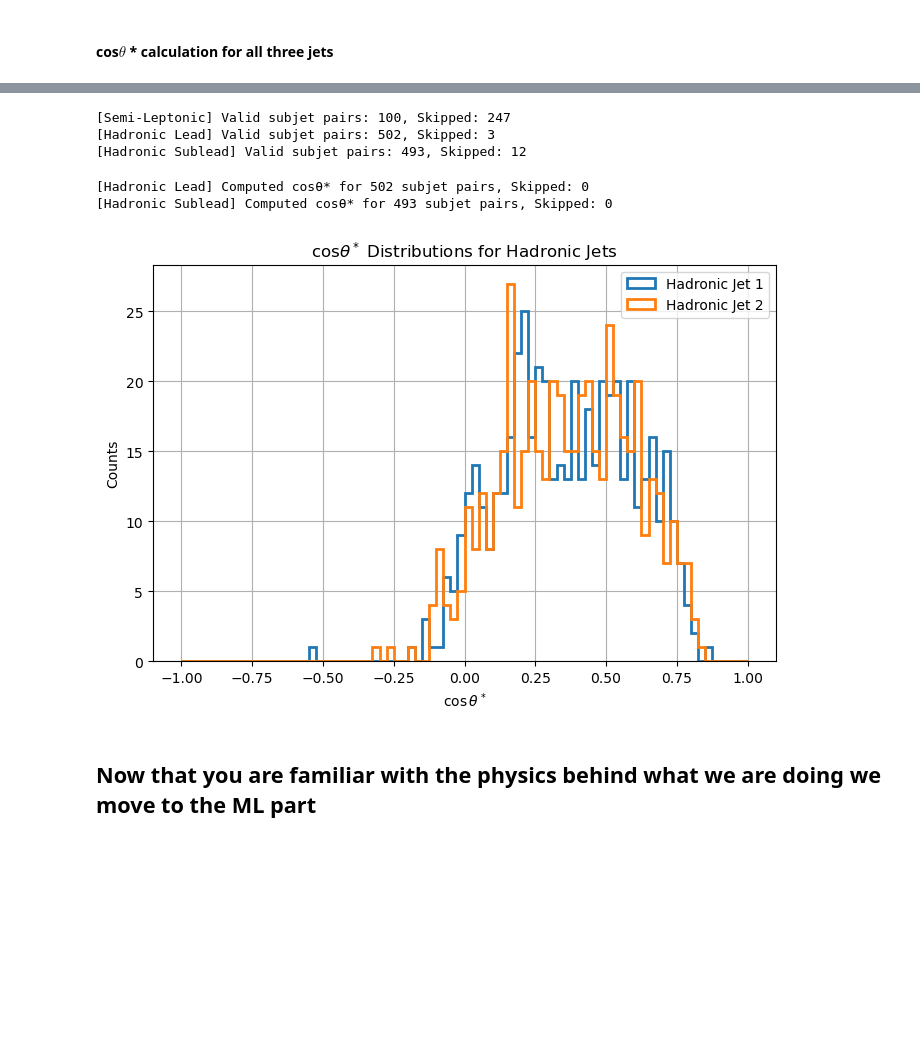
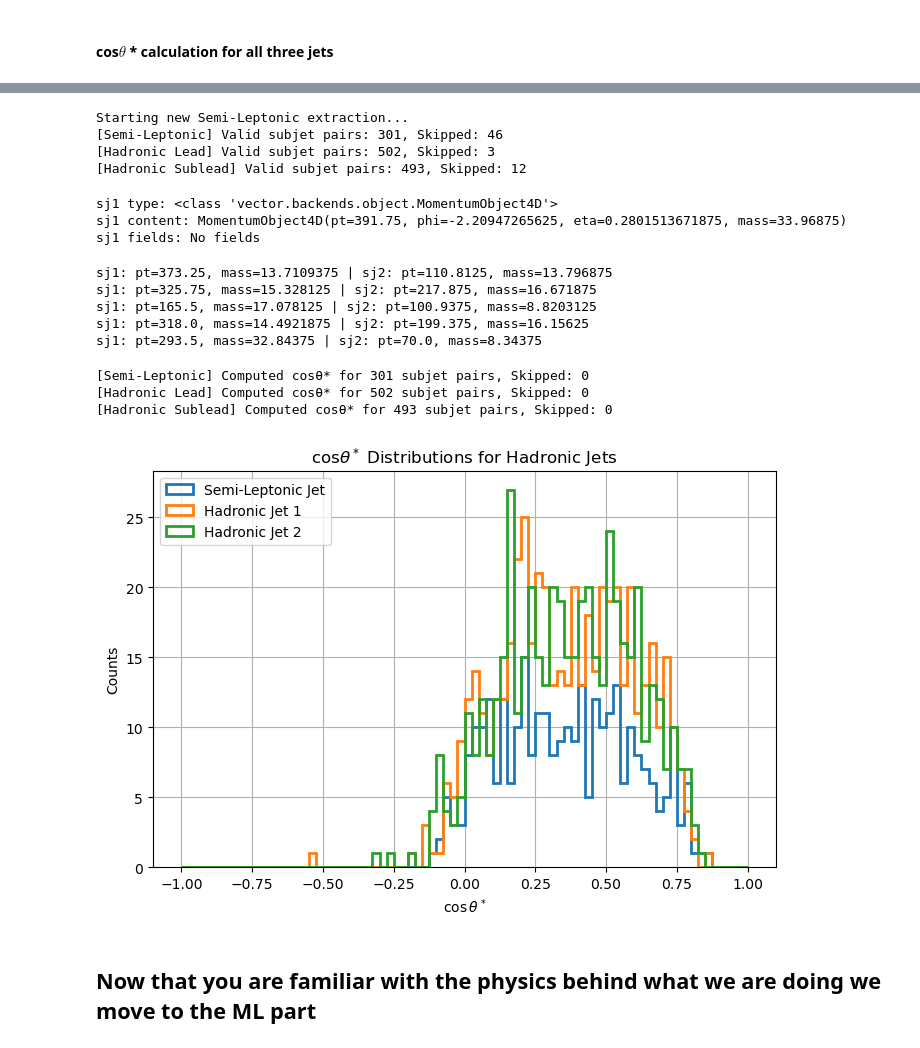
Before and after one commit to aimenobaid/polarization, a Jupyter notebook: resonancesTest_selections_h5.ipynb, the cells around one changed output, grey strips where cells are left out. Cells and saved outputs as stored; diff of their text form; code cells hidden in the pictures; blank space fills up the shorter version.

```diff
--- a/resonancesTest_selections_h5.ipynb
+++ b/resonancesTest_selections_h5.ipynb
@@ -596,28 +605,31 @@ First few `subjets` counts per event: [4, 4, 2, 4, 3, 3, 3, 4, 4, 2]
 # %%
-def extract_semi_pairs(fatjets, subjets, category_name="Semi-Leptonic"):
+def extract_semi_subjet_pairs(fatjets, all_subjets, category_name="Semi-Leptonic"):
+    print(f"Starting new {category_name} extraction...")
     pairs = []
     n_skipped = 0
 
-    for event_idx, fj_event in enumerate(fatjets):
-        for fj in fj_event:
+    for event_fjs, event_sjs in zip(fatjets, all_subjets):
+        if len(event_fjs) > 0:
+            fj = event_fjs[0]
             try:
                 idx1 = fj.subJetIdx1
                 idx2 = fj.subJetIdx2
                 if idx1 < 0 or idx2 < 0:
-                    raise ValueError("Invalid subjet index")
+                    raise ValueError("Invalid subjet indices")
 
-                sj1 = subjets[event_idx][idx1]
-                sj2 = subjets[event_idx][idx2]
+                sj1 = event_sjs[idx1]
+                sj2 = event_sjs[idx2]
 
-                pairs.append((sj1, sj2))
-            except Exception:
+                vec1 = vector.obj(pt=sj1["pt"], eta=sj1["eta"], phi=sj1["phi"], mass=sj1["mass"])
+                vec2 = vector.obj(pt=sj2["pt"], eta=sj2["eta"], phi=sj2["phi"], mass=sj2["mass"])
+                pairs.append((vec1, vec2))
+            except (KeyError, TypeError, ValueError):
                 n_skipped += 1
-                continue
 
     print(f"[{category_name}] Valid subjet pairs: {len(pairs)}, Skipped: {n_skipped}")
     return pairs
 
-def extract_hadronic_subjet_pairs(fatjets, category_name="Hadronic"):
+def extract_had_subjet_pairs(fatjets, category_name="Hadronic"):
     valid_pairs = []
     n_skipped = 0
 
@@ -639,25 +651,36 @@ def extract_hadronic_subjet_pairs(fatjets, category_name="Hadronic"):
     print(f"[{category_name}] Valid subjet pairs: {len(valid_pairs)}, Skipped: {n_skipped}")
     return valid_pairs
 # %%
-# Extract pairs
-semi_pairs = extract_semi_leptonic_subjet_pairs(semi_leptonic_fatjets, events.SubJet)
-had1_pairs = extract_hadronic_subjet_pairs(fully_hadronic_leading_jet, "Hadronic Lead")
-had2_pairs = extract_hadronic_subjet_pairs(fully_hadronic_second_jet, "Hadronic Sublead")
+# Extract subjet pairs using event-structured fatjets
+semi_pairs = extract_semi_subjet_pairs(semi_leptonic_fatjets, events.SubJet[semi_leptonic_mask], "Semi-Leptonic")
+had1_pairs = extract_had_subjet_pairs(fully_hadronic_leading_jet, "Hadronic Lead")
+had2_pairs = extract_had_subjet_pairs(fully_hadronic_second_jet, "Hadronic Sublead")
 # %% [output]
-[Semi-Leptonic] Valid subjet pairs: 100, Skipped: 247
+Starting new Semi-Leptonic extraction...
+[Semi-Leptonic] Valid subjet pairs: 301, Skipped: 46
 [Hadronic Lead] Valid subjet pairs: 502, Skipped: 3
 [Hadronic Sublead] Valid subjet pairs: 493, Skipped: 12
 # %%
-# sj1, sj2 = had1_pairs[0]
-# print("sj1 type:", type(sj1))
-# print("sj1 content:", sj1)
-# print("sj1 fields:", sj1.fields if hasattr(sj1, "fields") else "No fields")
+sj1, sj2 = had1_pairs[0]
+print("sj1 type:", type(sj1))
+print("sj1 content:", sj1)
+print("sj1 fields:", sj1.fields if hasattr(sj1, "fields") else "No fields")
+# %% [output]
+sj1 type: <class 'vector.backends.object.MomentumObject4D'>
+sj1 content: MomentumObject4D(pt=391.75, phi=-2.20947265625, eta=0.2801513671875, mass=33.96875)
+sj1 fields: No fields
 # %%
-# for sj1, sj2 in semi_pairs[:5]:
-#     print(f"sj1: pt={sj1.pt}, mass={sj1.mass} | sj2: pt={sj2.pt}, mass={sj2.mass}")
+for sj1, sj2 in semi_pairs[:5]:
+    print(f"sj1: pt={sj1.pt}, mass={sj1.mass} | sj2: pt={sj2.pt}, mass={sj2.mass}")
 
 # for sj1, sj2 in had1_pairs[:5]:
 #     print(f"sj1: pt={sj1.pt}, mass={sj1.mass} | sj2: pt={sj2.pt}, mass={sj2.mass}")
+# %% [output]
+sj1: pt=373.25, mass=13.7109375 | sj2: pt=110.8125, mass=13.796875
+sj1: pt=325.75, mass=15.328125 | sj2: pt=217.875, mass=16.671875
+sj1: pt=165.5, mass=17.078125 | sj2: pt=100.9375, mass=8.8203125
+sj1: pt=318.0, mass=14.4921875 | sj2: pt=199.375, mass=16.15625
+sj1: pt=293.5, mass=32.84375 | sj2: pt=70.0, mass=8.34375
 # %%
 def compute_cos_theta_star_from_vectors(subjet_pairs, category_name=""):
     cos_theta_star = []
@@ -690,27 +713,30 @@ def compute_cos_theta_star_from_vectors(subjet_pairs, category_name=""):
     print(f"[{category_name}] Computed cosθ* for {n_success} subjet pairs, Skipped: {n_skipped}")
     return np.array(cos_theta_star)
 # %%
-# cos_theta_semi = compute_cos_theta_star_from_vectors(semi_pairs, "Semi-Leptonic")
+cos_theta_semi = compute_cos_theta_star_from_vectors(semi_pairs, "Semi-Leptonic")
 cos_theta_had1 = compute_cos_theta_star_from_vectors(had1_pairs, "Hadronic Lead")
 cos_theta_had2 = compute_cos_theta_star_from_vectors(had2_pairs, "Hadronic Sublead")
 # %% [output]
+[Semi-Leptonic] Computed cosθ* for 301 subjet pairs, Skipped: 0
 [Hadronic Lead] Computed cosθ* for 502 subjet pairs, Skipped: 0
 [Hadronic Sublead] Computed cosθ* for 493 subjet pairs, Skipped: 0
 # %%
 plt.figure(figsize=(7, 5))
+plt.hist(cos_theta_semi, bins=80, range=(-1, 1),
+         histtype='step', linewidth=2, label='Semi-Leptonic Jet')
 plt.hist(cos_theta_had1, bins=80, range=(-1, 1),
          histtype='step', linewidth=2, label='Hadronic Jet 1')
 plt.hist(cos_theta_had2, bins=80, range=(-1, 1),
          histtype='step', linewidth=2, label='Hadronic Jet 2')
 plt.xlabel(r"$\cos\theta^*$")
 plt.ylabel("Counts")
 plt.title(r"cos$\theta^*$ Distributions for Hadronic Jets")
 plt.legend()
 plt.grid(True)
 plt.tight_layout()
 plt.show()
 # %% [output]
-[figure, old version]
+[figure, new version]
 # %% [markdown]
 ## Now that you are familiar with the physics behind what we are doing we move to the ML part
 # %% [markdown]
```
Also changed, not shown: parts of 14 cells of this notebook.
